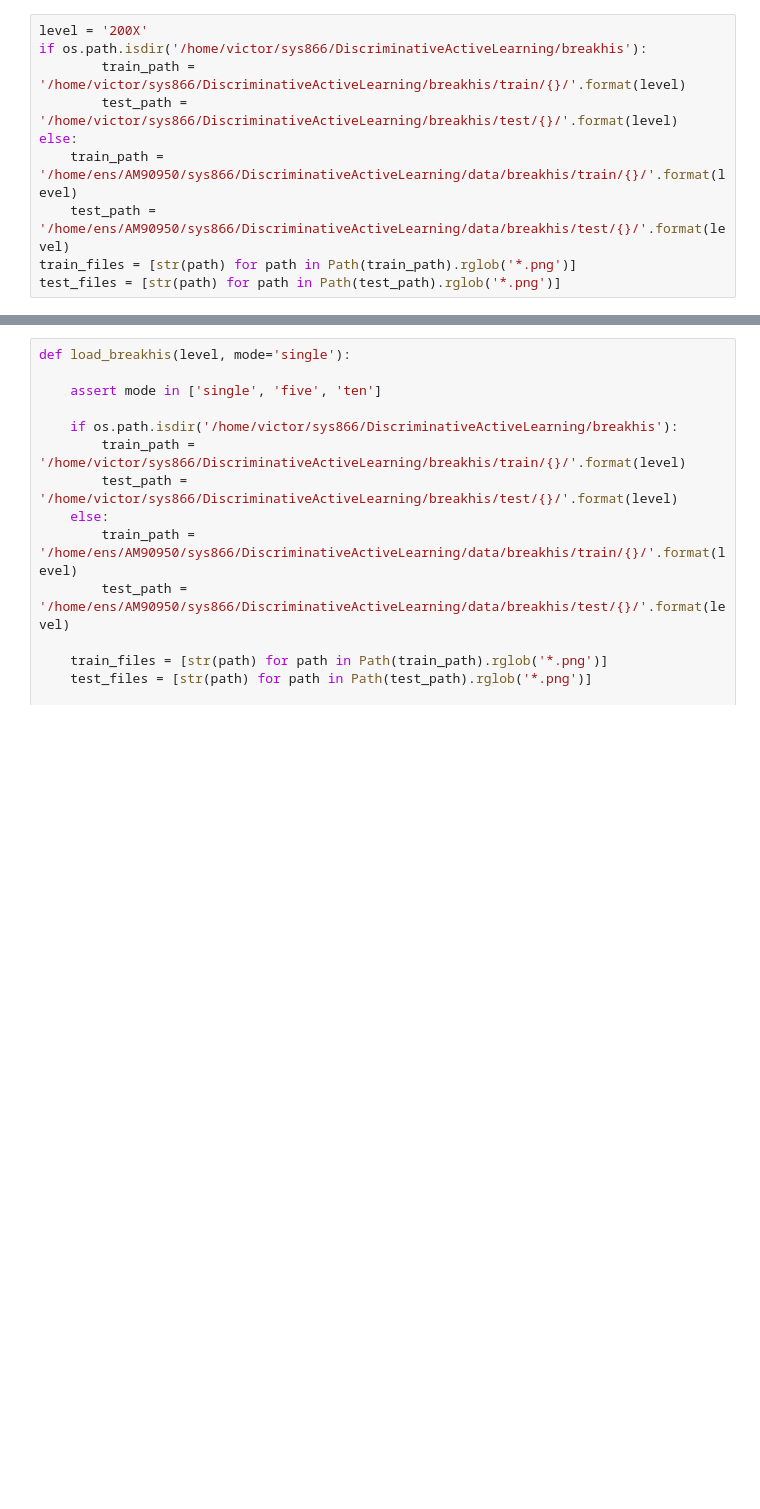
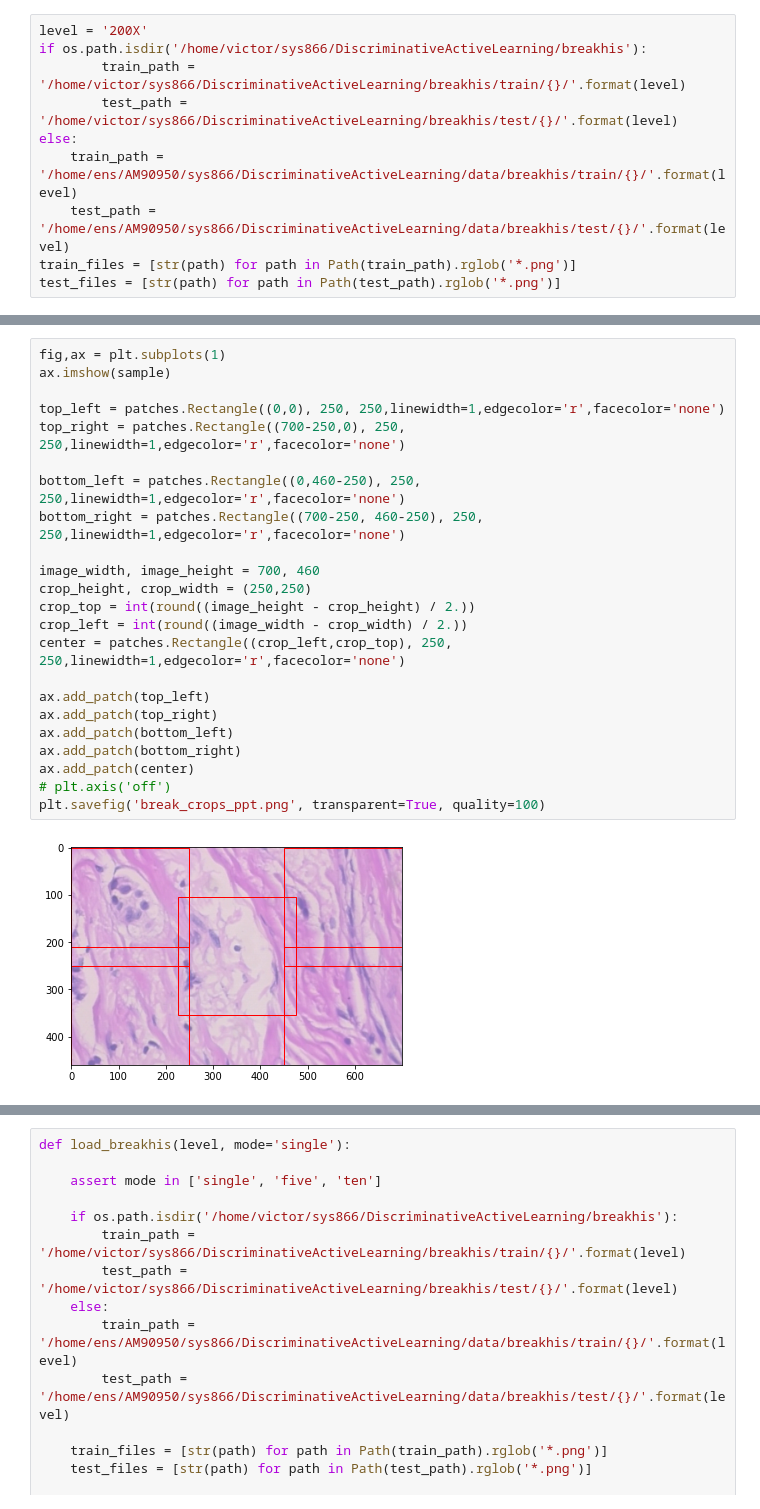
Before and after one commit to VictorRocheleau/DiscriminativeActiveLearning, a Jupyter notebook: data/extract_patches.ipynb, the cells around one changed output, grey strips where cells are left out. Saved outputs shown, nothing was run; the diff lists cells and outputs as text; blank space fills up the shorter version.

```diff
--- a/data/extract_patches.ipynb
+++ b/data/extract_patches.ipynb
@@ -71,0 +119,25 @@ test_files = [str(path) for path in Path(test_path).rglob('*.png')]
+# %%
+fig,ax = plt.subplots(1)
+ax.imshow(sample)
+
+top_left = patches.Rectangle((0,0), 250, 250,linewidth=1,edgecolor='r',facecolor='none')
+top_right = patches.Rectangle((700-250,0), 250, 250,linewidth=1,edgecolor='r',facecolor='none')
+
+bottom_left = patches.Rectangle((0,460-250), 250, 250,linewidth=1,edgecolor='r',facecolor='none')
+bottom_right = patches.Rectangle((700-250, 460-250), 250, 250,linewidth=1,edgecolor='r',facecolor='none')
+
+image_width, image_height = 700, 460
+crop_height, crop_width = (250,250)
+crop_top = int(round((image_height - crop_height) / 2.))
+crop_left = int(round((image_width - crop_width) / 2.))
+center = patches.Rectangle((crop_left,crop_top), 250, 250,linewidth=1,edgecolor='r',facecolor='none')
+
+ax.add_patch(top_left)
+ax.add_patch(top_right)
+ax.add_patch(bottom_left)
+ax.add_patch(bottom_right)
+ax.add_patch(center)
+# plt.axis('off')
+plt.savefig('break_crops_ppt.png', transparent=True, quality=100)
+# %% [output]
+[figure, added]
```
Also changed, not shown: parts of 27 cells of this notebook, 21 other files.
